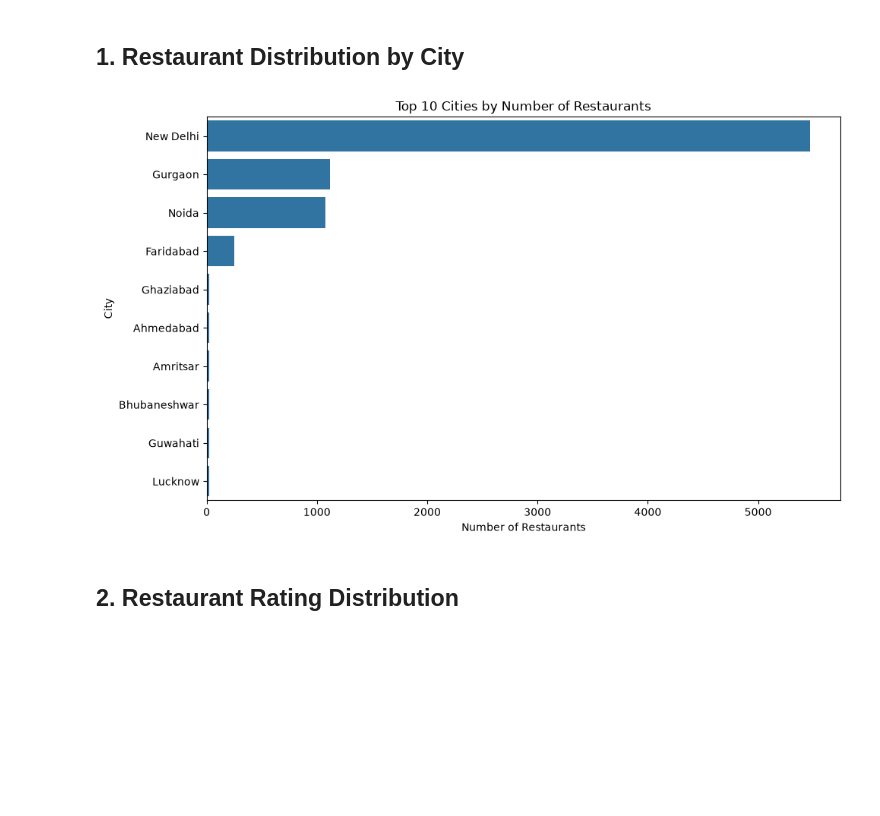
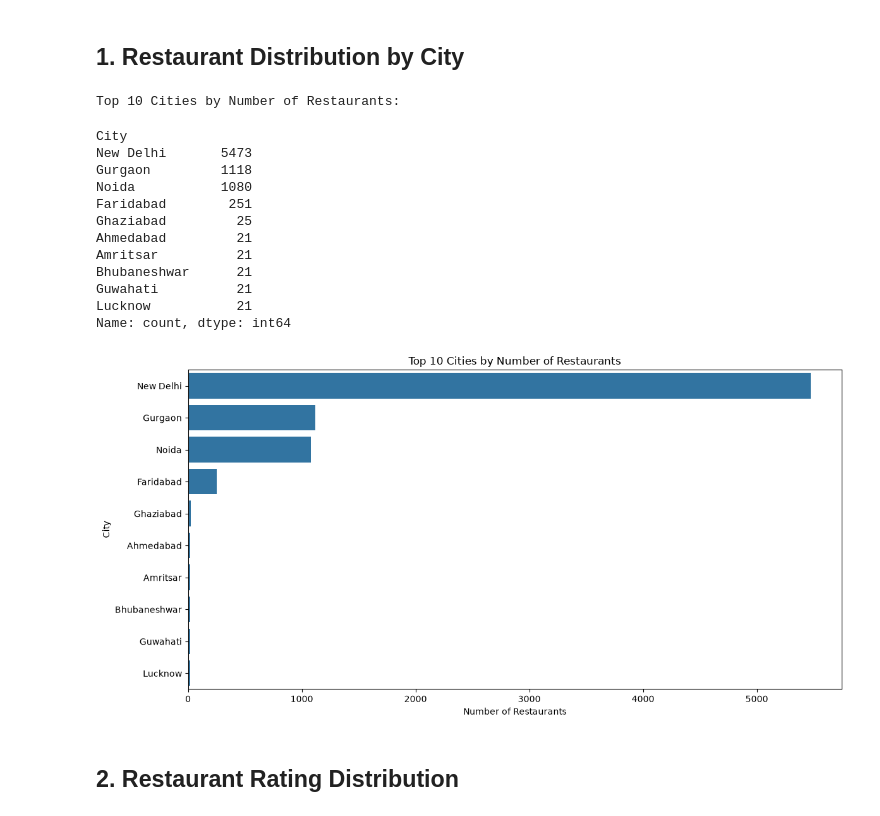
Before and after one commit to ganavi8/Cognifyz_Data_Science_Internship, a Jupyter notebook: Level_1/Level_1_Task_1_Data_Exploration.ipynb, the cells around one changed output. Drawn from its saved outputs; the diff is of its cells as text; code cells hidden in the pictures; blank space fills up the shorter version.

```diff
--- a/Level_1/Level_1_Task_1_Data_Exploration.ipynb
+++ b/Level_1/Level_1_Task_1_Data_Exploration.ipynb
@@ -302,21 +298,40 @@ Lucknow           21
 Name: count, dtype: int64
 # %% [markdown]
 ## 1. Restaurant Distribution by City
-# %%
-plt.figure(figsize=(10, 6))
-
-sns.barplot(
-    x=city_counts.values,
-    y=city_counts.index
-)
-
-plt.title("Top 10 Cities by Number of Restaurants")
-plt.xlabel("Number of Restaurants")
-plt.ylabel("City")
-plt.tight_layout()
-plt.show()
-# %% [output]
-[figure, removed]
+# %%
+# Top 10 cities by number of restaurants
+
+city_counts = df["City"].value_counts().head(10)
+
+print("Top 10 Cities by Number of Restaurants:")
+display(city_counts)
+
+plt.figure(figsize=(12, 6))
+sns.barplot(
+    x=city_counts.values,
+    y=city_counts.index
+)
+
+plt.title("Top 10 Cities by Number of Restaurants")
+plt.xlabel("Number of Restaurants")
+plt.ylabel("City")
+plt.tight_layout()
+plt.show()
+# %% [output]
+Top 10 Cities by Number of Restaurants:
+City
+New Delhi       5473
+Gurgaon         1118
+Noida           1080
+Faridabad        251
+Ghaziabad         25
+Ahmedabad         21
+Amritsar          21
+Bhubaneshwar      21
+Guwahati          21
+Lucknow           21
+Name: count, dtype: int64
+[figure, added]
 # %% [markdown]
 ## 2. Restaurant Rating Distribution
 # %%
```
Also changed, not shown: parts of 34 cells of this notebook.
